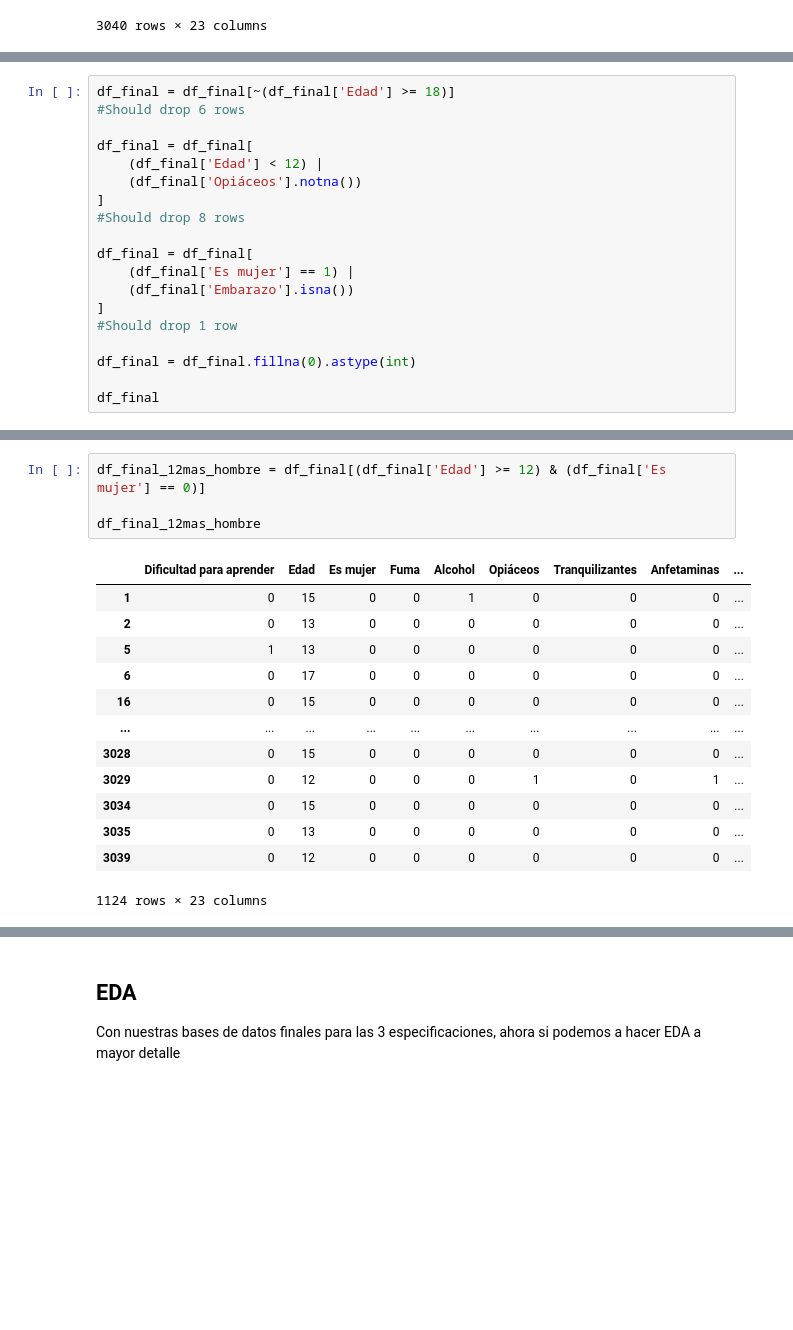
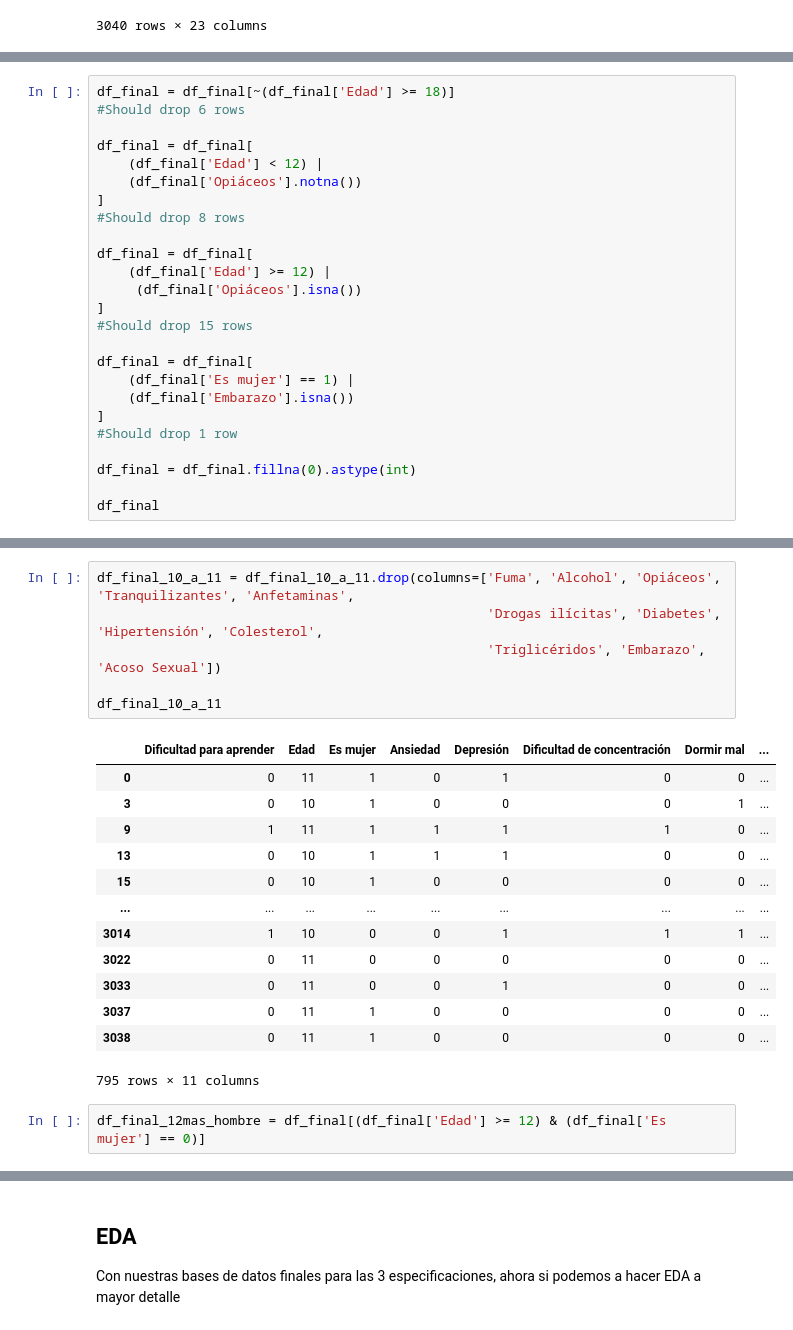
Before and after one commit to omar-tueme/ciencia-de-datos-avanzada-mek-enero-2026, a Jupyter notebook: 01_EDA.ipynb, the cells around one changed output, grey strips where cells are left out. Saved outputs shown, nothing was run; the diff lists cells and outputs as text; blank space fills up the shorter version.

```diff
--- a/01_EDA.ipynb
+++ b/01_EDA.ipynb
@@ -3071,6 +3072,12 @@ df_final = df_final[
 #Should drop 8 rows
 
 df_final = df_final[
+    (df_final['Edad'] >= 12) |
+     (df_final['Opiáceos'].isna())
+]
+#Should drop 15 rows
+
+df_final = df_final[
     (df_final['Es mujer'] == 1) |
     (df_final['Embarazo'].isna())
 ]
@@ -3114,18 +3126,22 @@ df_final_10_a_11
+# %%
+df_final_10_a_11 = df_final_10_a_11.drop(columns=['Fuma', 'Alcohol', 'Opiáceos', 'Tranquilizantes', 'Anfetaminas',
+                                                  'Drogas ilícitas', 'Diabetes', 'Hipertensión', 'Colesterol',
+                                                  'Triglicéridos', 'Embarazo', 'Acoso Sexual'])
+
+df_final_10_a_11
+# %% [output]
+|  | Dificultad para aprender | Edad | Es mujer | Ansiedad | Depresión | Dificultad de concentración | Dormir mal | ... |
+| 0 | 0 | 11 | 1 | 0 | 1 | 0 | 0 | ... |
+| 3 | 0 | 10 | 1 | 0 | 0 | 0 | 1 | ... |
+| 9 | 1 | 11 | 1 | 1 | 1 | 1 | 0 | ... |
+| 13 | 0 | 10 | 1 | 1 | 1 | 0 | 0 | ... |
+| 15 | 0 | 10 | 1 | 0 | 0 | 0 | 0 | ... |
+| ... | ... | ... | ... | ... | ... | ... | ... | ... |
+| 3014 | 1 | 10 | 0 | 0 | 1 | 1 | 1 | ... |
+| 3022 | 0 | 11 | 0 | 0 | 0 | 0 | 0 | ... |
+| 3033 | 0 | 11 | 0 | 0 | 1 | 0 | 0 | ... |
+| 3037 | 0 | 11 | 1 | 0 | 0 | 0 | 0 | ... |
+| 3038 | 0 | 11 | 1 | 0 | 0 | 0 | 0 | ... |
+795 rows × 11 columns
 # %%
 df_final_12mas_hombre = df_final[(df_final['Edad'] >= 12) & (df_final['Es mujer'] == 0)]
-
-df_final_12mas_hombre
-# %% [output]
-|  | Dificultad para aprender | Edad | Es mujer | Fuma | Alcohol | Opiáceos | Tranquilizantes | Anfetaminas | ... |
-| 1 | 0 | 15 | 0 | 0 | 1 | 0 | 0 | 0 | ... |
-| 2 | 0 | 13 | 0 | 0 | 0 | 0 | 0 | 0 | ... |
-| 5 | 1 | 13 | 0 | 0 | 0 | 0 | 0 | 0 | ... |
-| 6 | 0 | 17 | 0 | 0 | 0 | 0 | 0 | 0 | ... |
-| 16 | 0 | 15 | 0 | 0 | 0 | 0 | 0 | 0 | ... |
-| ... | ... | ... | ... | ... | ... | ... | ... | ... | ... |
-| 3028 | 0 | 15 | 0 | 0 | 0 | 0 | 0 | 0 | ... |
-| 3029 | 0 | 12 | 0 | 0 | 0 | 1 | 0 | 1 | ... |
-| 3034 | 0 | 15 | 0 | 0 | 0 | 0 | 0 | 0 | ... |
-| 3035 | 0 | 13 | 0 | 0 | 0 | 0 | 0 | 0 | ... |
-| 3039 | 0 | 12 | 0 | 0 | 0 | 0 | 0 | 0 | ... |
-1124 rows × 23 columns
```
Also changed, not shown: parts of 12 cells of this notebook.
